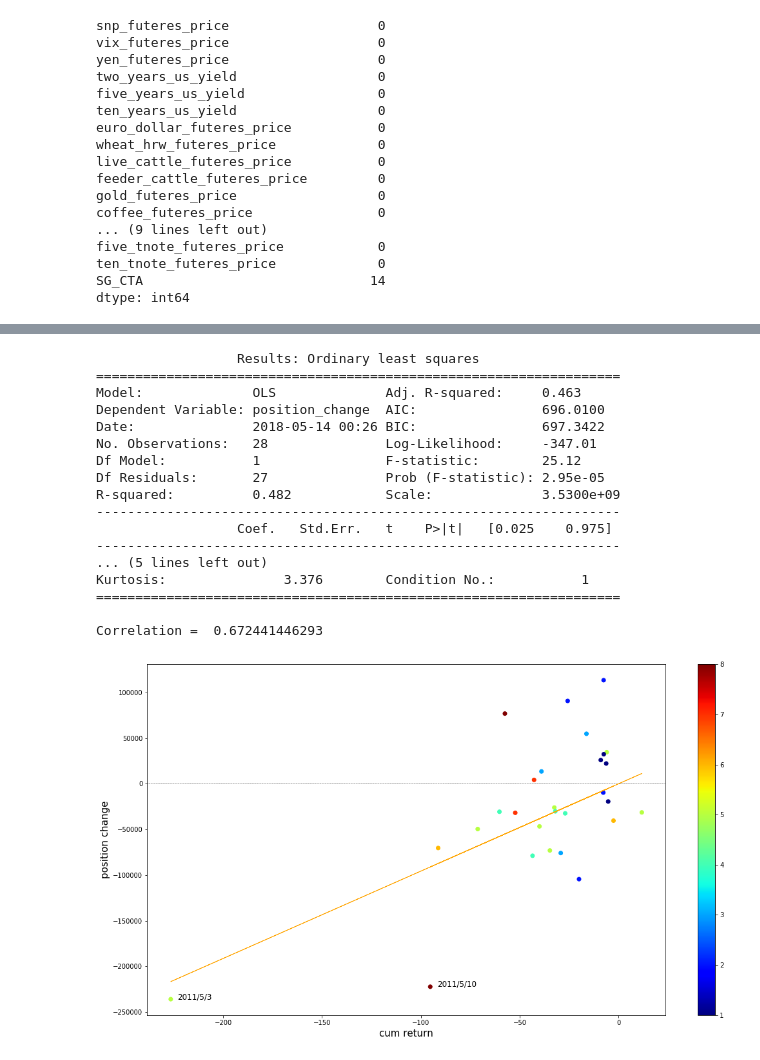
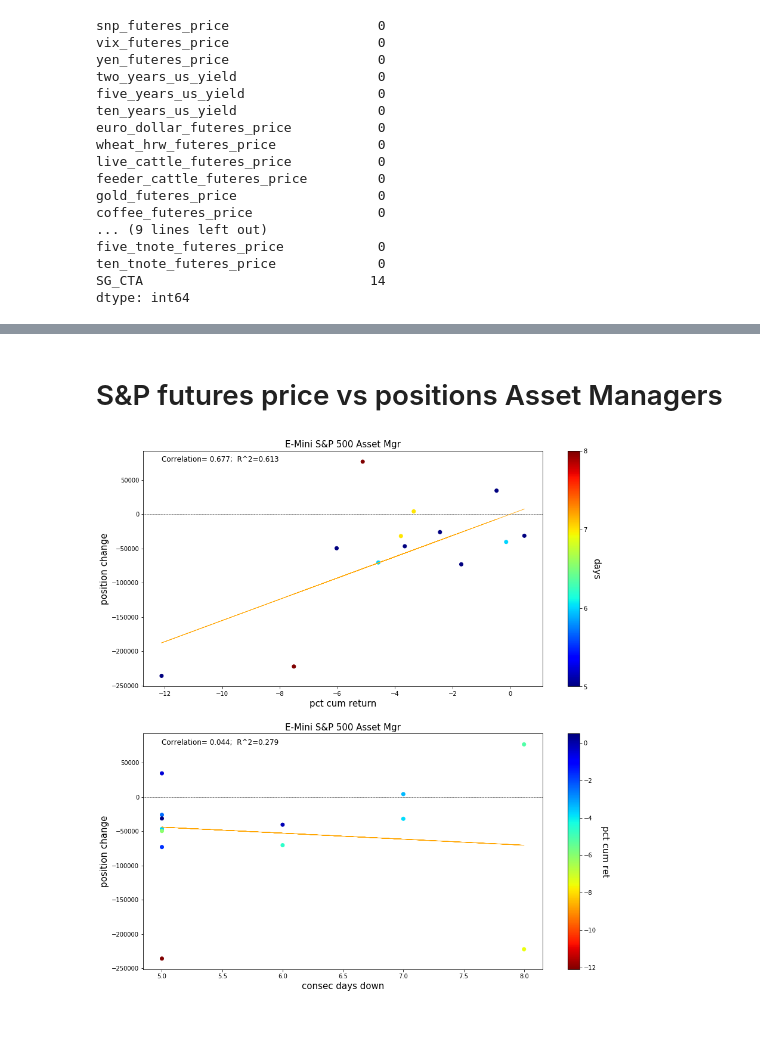
Before and after one commit to leonardich/Stats_project, a Jupyter notebook: changes_vs_downturn.ipynb, the cells around one changed output, grey strips where cells are left out. Drawn from its saved outputs; the diff is of its cells as text; code cells hidden in the pictures; blank space fills up the shorter version.

```diff
--- a/changes_vs_downturn.ipynb
+++ b/changes_vs_downturn.ipynb
@@ -455,24 +523,3 @@ def plot_df(df):
 # %%
 to_plot = get_neg_range_days(dictionary_financials["E-MINI S&P 500 STOCK INDEX - CHICAGO MERCANTILE EXCHANGE"]\
-['Change_in_Net_Positioning_Asset_Mgr'], df["snp_futeres_price"], 5, 9)
+['Change_in_Net_Positioning_Asset_Mgr'], df["snp_futeres_price"], 5, 10)
-# %%
-plot_df(to_plot)
-# %% [output]
-                  Results: Ordinary least squares
-===================================================================
-Model:              OLS              Adj. R-squared:     0.463
-Dependent Variable: position_change  AIC:                696.0100
-Date:               2018-05-14 00:26 BIC:                697.3422
-No. Observations:   28               Log-Likelihood:     -347.01
-Df Model:           1                F-statistic:        25.12
-Df Residuals:       27               Prob (F-statistic): 2.95e-05
-R-squared:          0.482            Scale:              3.5300e+09
--------------------------------------------------------------------
-                  Coef.   Std.Err.   t    P>|t|   [0.025    0.975]
--------------------------------------------------------------------
-... (5 lines left out)
-Kurtosis:               3.376        Condition No.:           1
-===================================================================
-
-Correlation =  0.672441446293
-[figure, removed]
@@ -478,0 +529,6 @@ Correlation =  0.672441446293
+# %% [markdown]
+# S&P futures price vs positions Asset Managers
+# %%
+plot_df(to_plot, 5, "E-Mini S&P 500 Asset Mgr")
+# %% [output]
+[figure, added]
```
Also changed, not shown: parts of 39 cells of this notebook.
